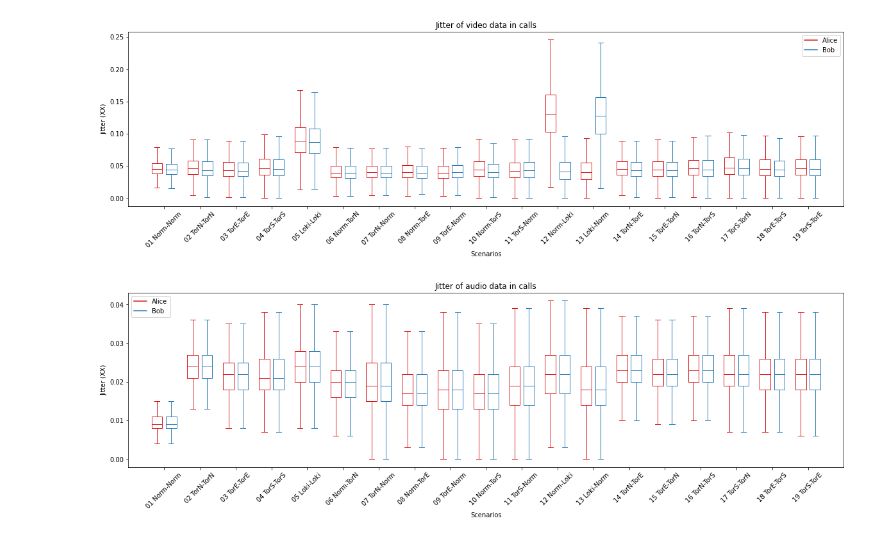
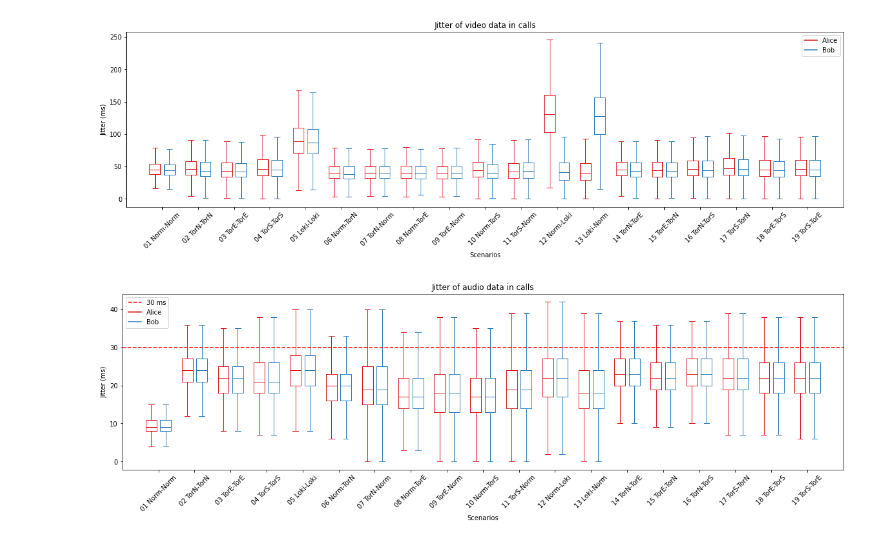
Before and after one commit to Master2022E/OnionRTC-experiment, a Jupyter notebook: Dataprocess/JitterBoxPlot.ipynb, the cells around one changed output. Saved outputs shown, nothing was run; the diff lists cells and outputs as text; code cells hidden in the pictures.

Commit message:
Add ms unit to Jitter labels and a 30 ms horizontal threshold line in audio data

```diff
--- a/Dataprocess/JitterBoxPlot.ipynb
+++ b/Dataprocess/JitterBoxPlot.ipynb
@@ -47,7 +41,7 @@ logging.info(f"shape of success full calls: {successCallsDf.shape}")
 
 
 
-for scenario in scenarios:
+for scenario in hf.scenarios:
   s = scenario["scenario"]
   a = scenario["alice"]
   b = scenario["bob"]
@@ -104,12 +98,12 @@ plotDf.to_csv(f"{outputFolder}/jitterPlotDf.csv",index=False, header=True, encod
 # %%
 dataA = []
 dataB = []
-for scenario in scenarios:
+for scenario in hf.scenarios:
   s = scenario["scenario"]
   a = scenario["alice"]
   b = scenario["bob"]
-  dataA.append(plotDf.loc[(plotDf["scenario"] == scenario["scenario"]) & (plotDf["mediaType"] == "video") & (plotDf["client"] == scenario["alice"])]["jitter"].values)
-  dataB.append(plotDf.loc[(plotDf["scenario"] == scenario["scenario"]) & (plotDf["mediaType"] == "video") & (plotDf["client"] == scenario["bob"])]["jitter"].values)
+  dataA.append(plotDf.loc[(plotDf["scenario"] == scenario["scenario"]) & (plotDf["mediaType"] == "video") & (plotDf["client"] == scenario["alice"])]["jitter"].values * 1000)
+  dataB.append(plotDf.loc[(plotDf["scenario"] == scenario["scenario"]) & (plotDf["mediaType"] == "video") & (plotDf["client"] == scenario["bob"])]["jitter"].values * 1000)
 
   # Times 1000 to convert to ms.
 
@@ -135,12 +129,12 @@ plt.title("Jitter of video data in calls")
 plt.rcParams["figure.figsize"] = [20,5]
 
 plt.xlabel('Scenarios')
-ticks = getScenarioLabels(plotDf["scenario"].unique())
+ticks = hf.getScenarioLabels(plotDf["scenario"].unique())
 plt.xticks(range(0, len(ticks) * 2, 2), ticks, rotation=45)
 plt.xlim(-2, len(ticks)*2)
 
 #plt.ylim(0, 2500)
-plt.ylabel('jitter (s)')
+plt.ylabel('Jitter (ms)')
 
 
 plt.savefig("output_folder/BoxPlotJitterVideo.png", format="png", bbox_inches='tight', transparent=False, dpi=600, pad_inches=0.1, facecolor='w', edgecolor='w')
@@ -151,45 +145,47 @@ plt.show()
 # %%
 dataA = []
 dataB = []
-for scenario in scenarios:
+for scenario in hf.scenarios:
   s = scenario["scenario"]
   a = scenario["alice"]
   b = scenario["bob"]
-  dataA.append(plotDf.loc[(plotDf["scenario"] == scenario["scenario"]) & (plotDf["mediaType"] == "audio") & (plotDf["client"] == scenario["alice"])]["jitter"].values)
-  dataB.append(plotDf.loc[(plotDf["scenario"] == scenario["scenario"]) & (plotDf["mediaType"] == "audio") & (plotDf["client"] == scenario["bob"])]["jitter"].values)
+  dataA.append(plotDf.loc[(plotDf["scenario"] == scenario["scenario"]) & (plotDf["mediaType"] == "audio") & (plotDf["client"] == scenario["alice"])]["jitter"].values * 1000)
+  dataB.append(plotDf.loc[(plotDf["scenario"] == scenario["scenario"]) & (plotDf["mediaType"] == "audio") & (plotDf["client"] == scenario["bob"])]["jitter"].values * 1000)
 
   # Times 1000 to convert to ms.
 
 def set_box_color(bp, color):
     plt.setp(bp['boxes'], color=color)
     plt.setp(bp['whiskers'], color=color)
     plt.setp(bp['caps'], color=color)
     plt.setp(bp['medians'], color=color)
 
 plt.figure()
 
 bpl = plt.boxplot(dataA, positions=np.array(range(len(dataA)))*2.0-0.4, sym='', widths=0.6)
 bpr = plt.boxplot(dataB, positions=np.array(range(len(dataB)))*2.0+0.4, sym='', widths=0.6)
 set_box_color(bpl, '#D7191C') # colors are from http://colorbrewer2.org/
 set_box_color(bpr, '#2C7BB6')
 
+plt.axhline(y = 30, color = 'r', linestyle = 'dashed', label = "30 ms")
+
 # draw temporary red and blue lines and use them to create a legend
 plt.plot([], c='#D7191C', label='Alice')
 plt.plot([], c='#2C7BB6', label='Bob')
 plt.legend()
 plt.title("Jitter of audio data in calls")
 plt.rcParams["figure.figsize"] = [20,5]
 
 plt.xlabel('Scenarios')
-ticks = getScenarioLabels(plotDf["scenario"].unique())
+ticks = hf.getScenarioLabels(plotDf["scenario"].unique())
 plt.xticks(range(0, len(ticks) * 2, 2), ticks, rotation=45)
 plt.xlim(-2, len(ticks)*2)
 
-plt.ylabel('Jitter (XX)')
+plt.ylabel('Jitter (ms)')
 
 
 plt.savefig("output_folder/BoxPlotJitterAudio.png", format="png", bbox_inches='tight', transparent=False, dpi=600, pad_inches=0.1, facecolor='w', edgecolor='w')
 plt.savefig("output_folder/BoxPlotJitterAudio.svg", format="svg", bbox_inches='tight', transparent=False, dpi=600, pad_inches=0.1, facecolor='w', edgecolor='w')
 plt.show()
 # %% [output]
-[figure, old version]
+[figure, new version]
```
Also changed, not shown: parts of 2 cells of this notebook, 4 other files.
